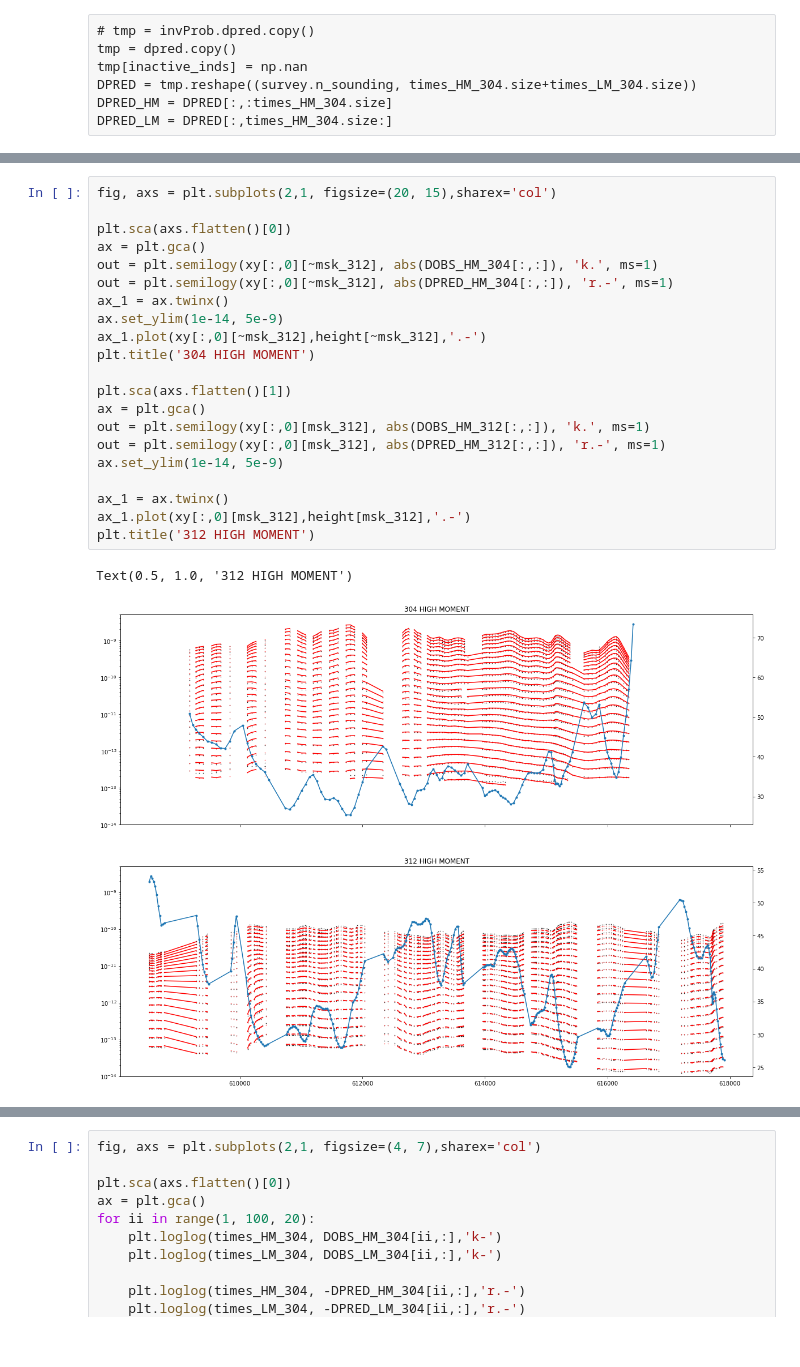
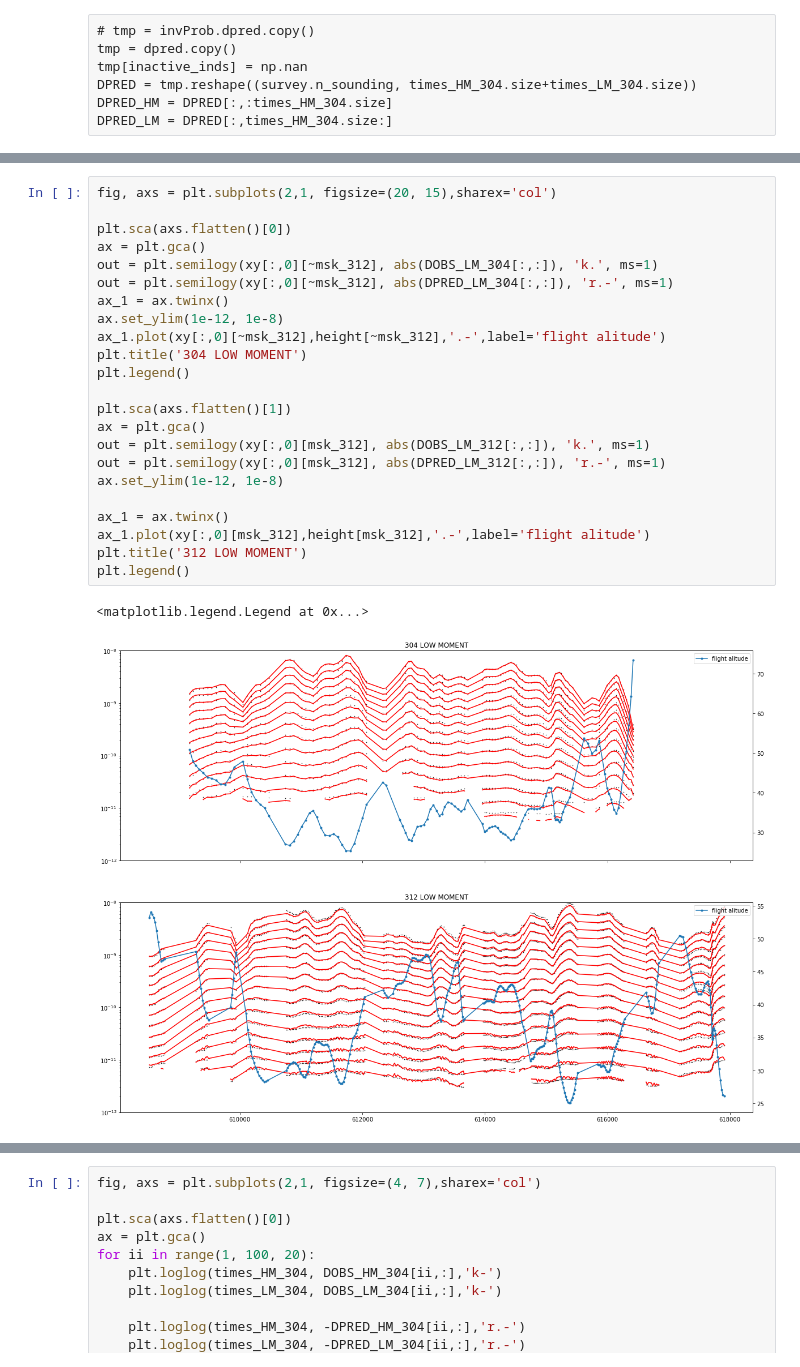
Before and after one commit to igotchalk/timelapseAEM, a Jupyter notebook: notebook/2D_2017-2019_together.ipynb, the cells around one changed output, grey strips where cells are left out. Saved outputs shown, nothing was run; the diff lists cells and outputs as text.

```diff
--- a/notebook/2D_2017-2019_together.ipynb
+++ b/notebook/2D_2017-2019_together.ipynb
@@ -708,24 +721,26 @@ Text(0.5, 1.0, '304 HIGH MOMENT')
 # %%
 fig, axs = plt.subplots(2,1, figsize=(20, 15),sharex='col')
 
 plt.sca(axs.flatten()[0])
 ax = plt.gca()
-out = plt.semilogy(xy[:,0][~msk_312], abs(DOBS_HM_304[:,:]), 'k.', ms=1)
-out = plt.semilogy(xy[:,0][~msk_312], abs(DPRED_HM_304[:,:]), 'r.-', ms=1)
+out = plt.semilogy(xy[:,0][~msk_312], abs(DOBS_LM_304[:,:]), 'k.', ms=1)
+out = plt.semilogy(xy[:,0][~msk_312], abs(DPRED_LM_304[:,:]), 'r.-', ms=1)
 ax_1 = ax.twinx()
-ax.set_ylim(1e-14, 5e-9)
-ax_1.plot(xy[:,0][~msk_312],height[~msk_312],'.-')
-plt.title('304 HIGH MOMENT')
+ax.set_ylim(1e-12, 1e-8)
+ax_1.plot(xy[:,0][~msk_312],height[~msk_312],'.-',label='flight alitude')
+plt.title('304 LOW MOMENT')
+plt.legend()
 
 plt.sca(axs.flatten()[1])
 ax = plt.gca()
-out = plt.semilogy(xy[:,0][msk_312], abs(DOBS_HM_312[:,:]), 'k.', ms=1)
-out = plt.semilogy(xy[:,0][msk_312], abs(DPRED_HM_312[:,:]), 'r.-', ms=1)
-ax.set_ylim(1e-14, 5e-9)
+out = plt.semilogy(xy[:,0][msk_312], abs(DOBS_LM_312[:,:]), 'k.', ms=1)
+out = plt.semilogy(xy[:,0][msk_312], abs(DPRED_LM_312[:,:]), 'r.-', ms=1)
+ax.set_ylim(1e-12, 1e-8)
 
 ax_1 = ax.twinx()
-ax_1.plot(xy[:,0][msk_312],height[msk_312],'.-')
-plt.title('312 HIGH MOMENT')
+ax_1.plot(xy[:,0][msk_312],height[msk_312],'.-',label='flight alitude')
+plt.title('312 LOW MOMENT')
+plt.legend()
 # %% [output]
-Text(0.5, 1.0, '312 HIGH MOMENT')
+<matplotlib.legend.Legend at 0x...>
-[figure, old version]
+[figure, new version]
```
Also changed, not shown: parts of 14 cells of this notebook, 3 other files.
